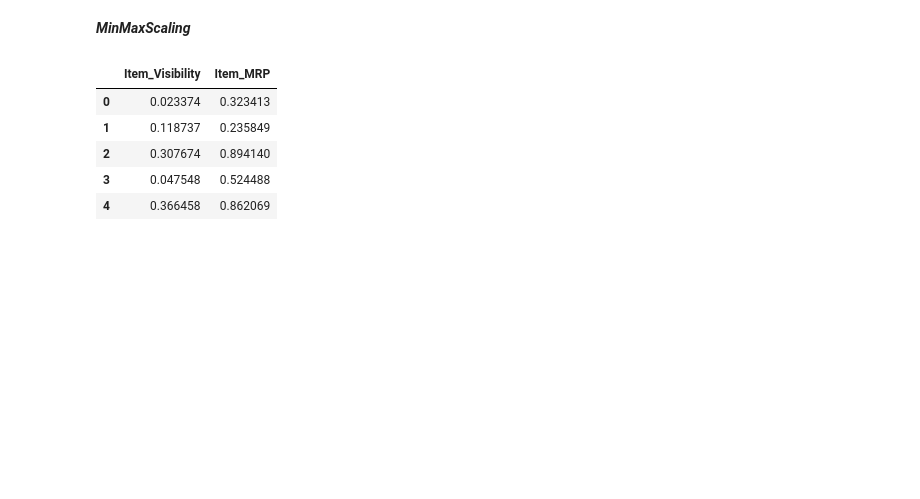
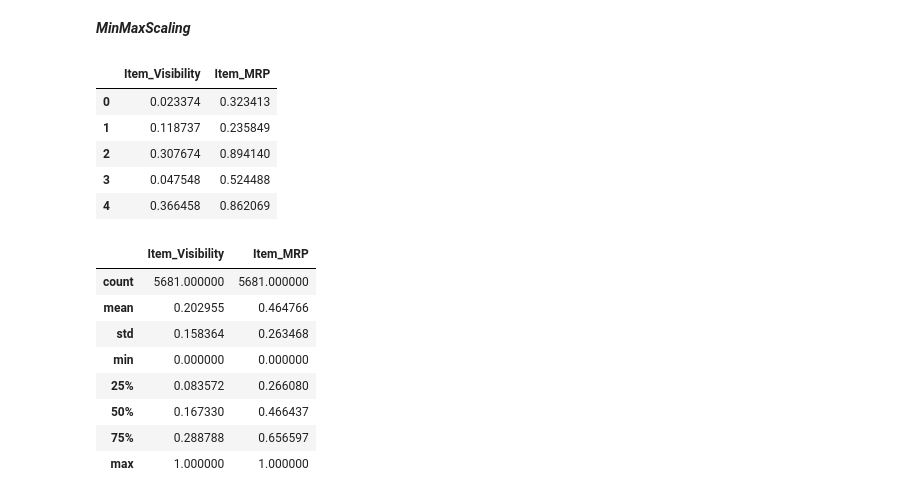
Before and after one commit to CyberWol-12/feature-encoding-techniques, a Jupyter notebook: feature-encoding-techniques.ipynb, the cells around one changed output. Cells and saved outputs as stored; diff of their text form; code cells hidden in the pictures; blank space fills up the shorter version.

Commit message:
describe

```diff
--- a/feature-encoding-techniques.ipynb
+++ b/feature-encoding-techniques.ipynb
@@ -414,3 +414,15 @@ scaled_data.head()
 | 2 | 0.307674 | 0.894140 |
 | 3 | 0.047548 | 0.524488 |
 | 4 | 0.366458 | 0.862069 |
+# %%
+scaled_data.describe()
+# %% [output]
+|  | Item_Visibility | Item_MRP |
+| count | 5681.000000 | 5681.000000 |
+| mean | 0.202955 | 0.464766 |
+| std | 0.158364 | 0.263468 |
+| min | 0.000000 | 0.000000 |
+| 25% | 0.083572 | 0.266080 |
+| 50% | 0.167330 | 0.466437 |
+| 75% | 0.288788 | 0.656597 |
+| max | 1.000000 | 1.000000 |
```
